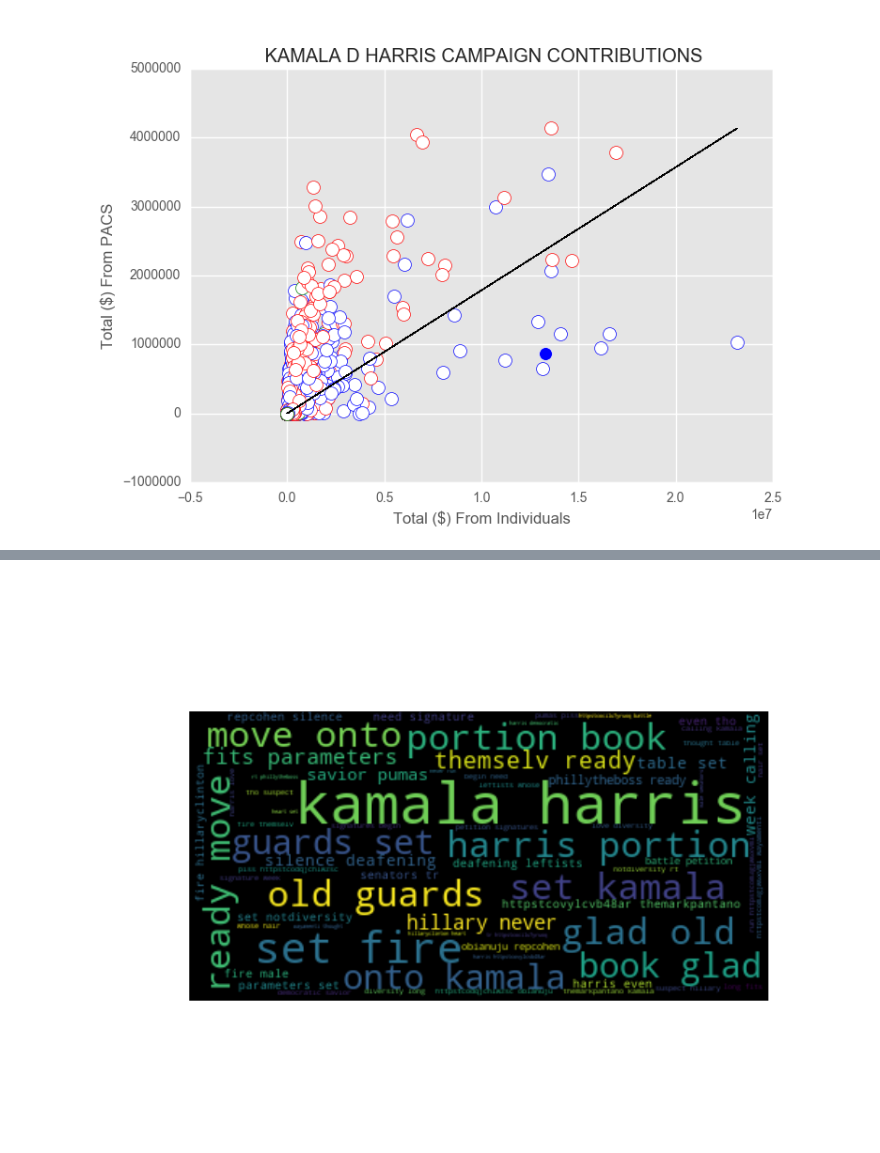
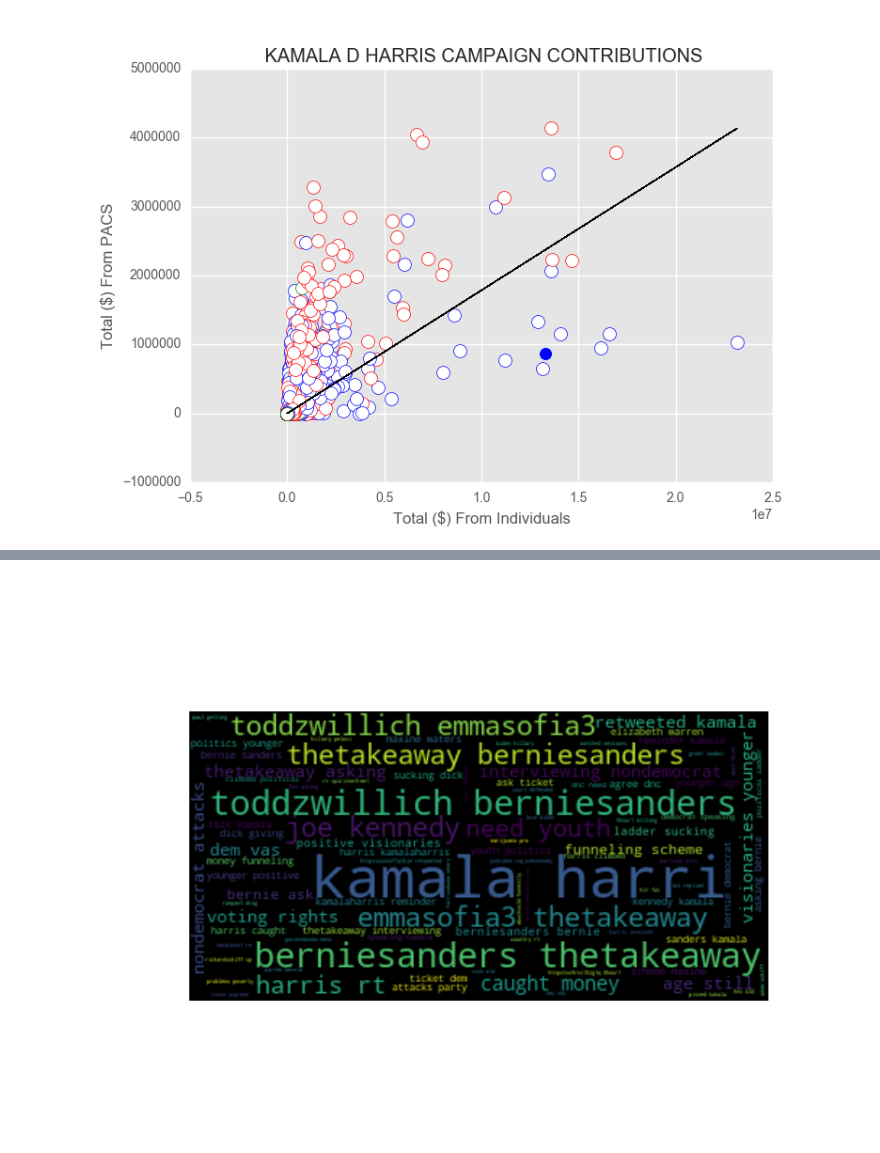
Before and after one commit to mslisa/PoliticalInsights, a Jupyter notebook: Extremely Minimum Viable Product Part 2.ipynb, the cells around one changed output, grey strips where cells are left out. Cells and saved outputs as stored; diff of their text form; code cells hidden in the pictures.

```diff
--- a/Extremely Minimum Viable Product Part 2.ipynb
+++ b/Extremely Minimum Viable Product Part 2.ipynb
@@ -32,4 +42,4 @@ Topics: Variety
 # %%
-Image(filename='img.png')
+Image(filename='word_cloud.png')
 # %% [output]
-[figure, old version]
+[figure, new version]
```
Also changed, not shown: parts of 1 cell of this notebook, 4 other files.
